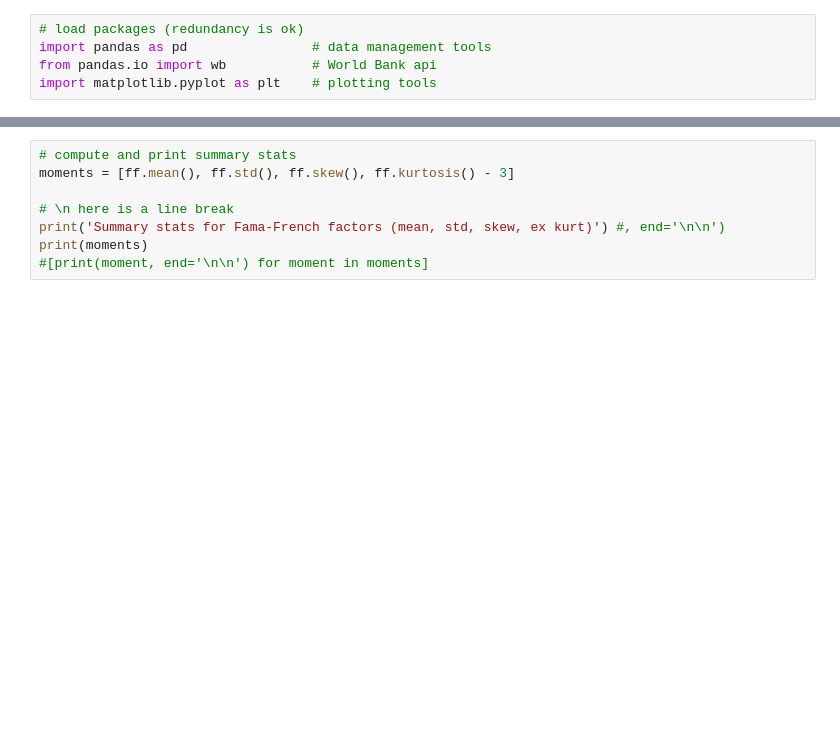
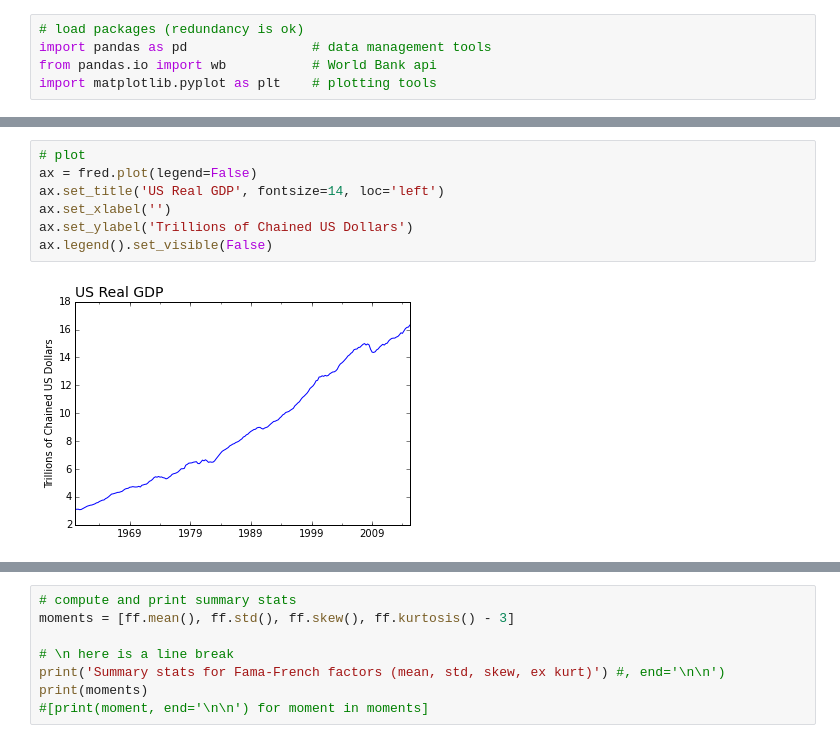
Before and after one commit to DaveBackus/Data_Bootcamp, a Jupyter notebook: Code/IPython/bootcamp_examples.ipynb, the cells around one changed output, grey strips where cells are left out. Cells and saved outputs as stored; diff of their text form; blank space fills up the shorter version.

```diff
--- a/Code/IPython/bootcamp_examples.ipynb
+++ b/Code/IPython/bootcamp_examples.ipynb
@@ -215,0 +138,9 @@ References
+# %%
+# plot
+ax = fred.plot(legend=False)
+ax.set_title('US Real GDP', fontsize=14, loc='left')
+ax.set_xlabel('')
+ax.set_ylabel('Trillions of Chained US Dollars')
+ax.legend().set_visible(False)
+# %% [output]
+[figure, added]
```
Also changed, not shown: parts of 53 cells of this notebook, 10 other files.
